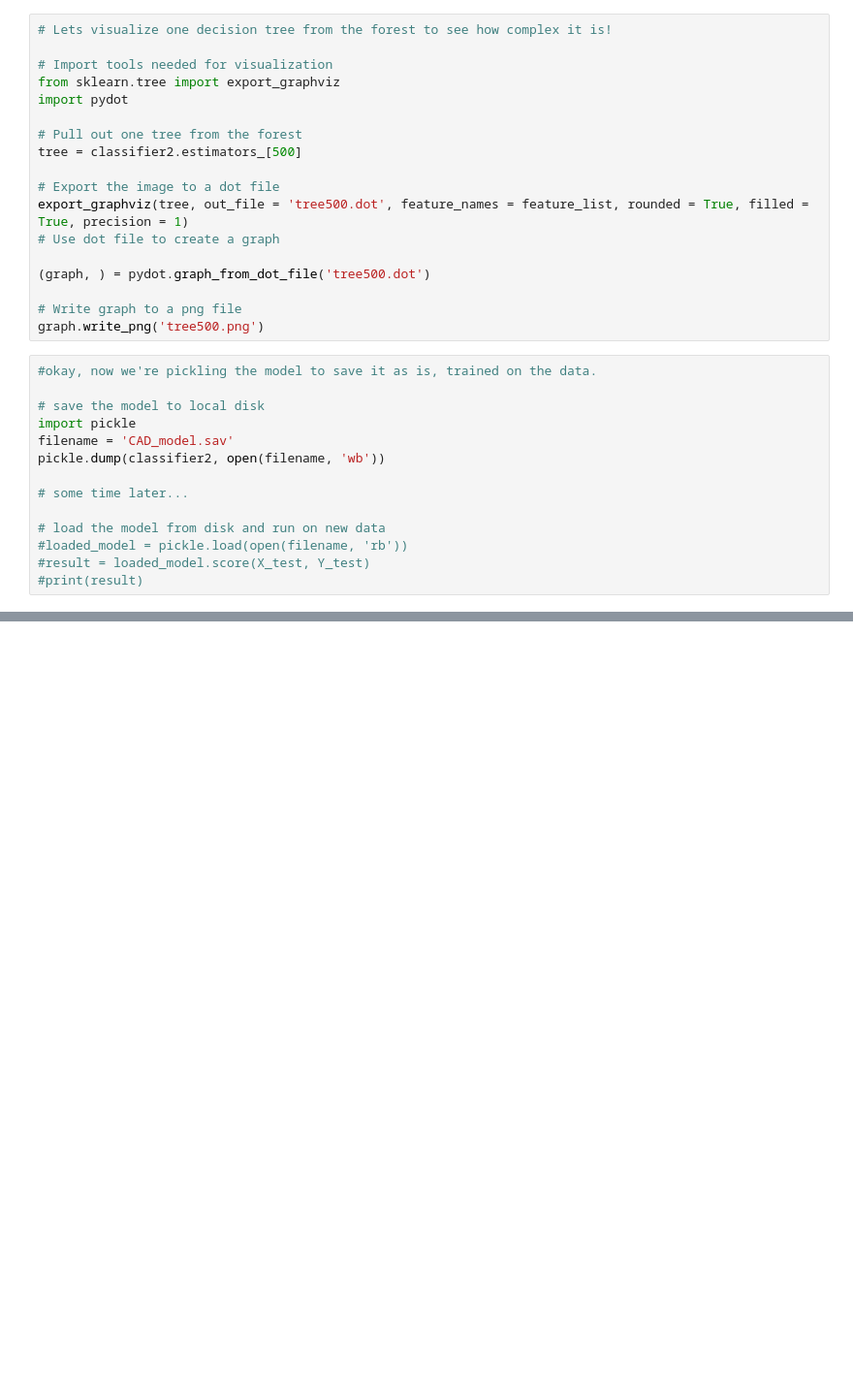
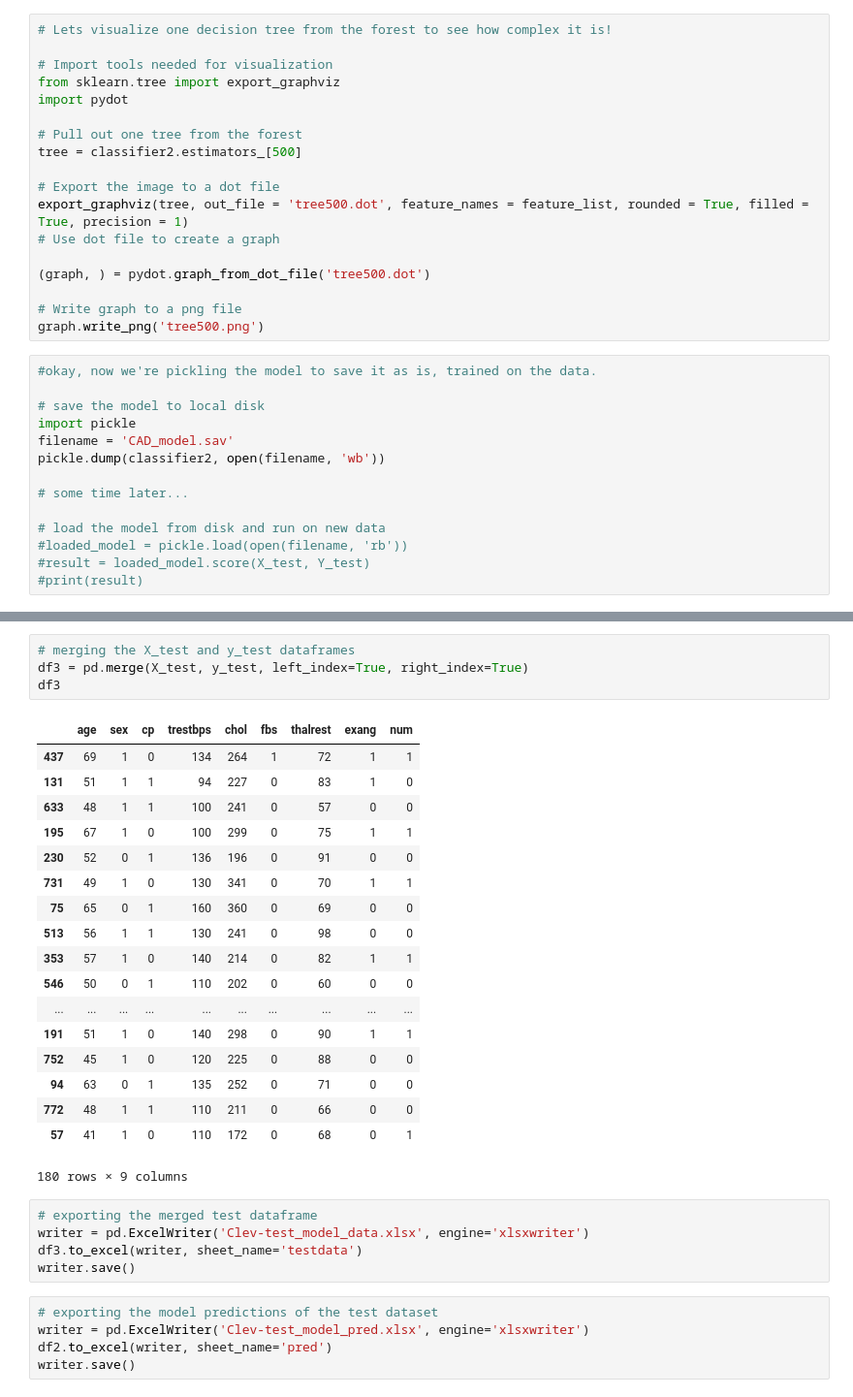
Before and after one commit to Ophelia82/Heart-Disease-Predictive-Model, a Jupyter notebook: CAD Random Forest Model.ipynb, the cells around one changed output, grey strips where cells are left out. Shown: that part at 97% size. Saved outputs shown, nothing was run; the diff lists cells and outputs as text; blank space fills up the shorter version.

```diff
--- a/CAD Random Forest Model.ipynb
+++ b/CAD Random Forest Model.ipynb
@@ -229,0 +263,33 @@ pickle.dump(classifier2, open(filename, 'wb'))
+# %%
+# merging the X_test and y_test dataframes
+df3 = pd.merge(X_test, y_test, left_index=True, right_index=True)
+df3
+# %% [output]
+|  | age | sex | cp | trestbps | chol | fbs | thalrest | exang | num |
+| 437 | 69 | 1 | 0 | 134 | 264 | 1 | 72 | 1 | 1 |
+| 131 | 51 | 1 | 1 | 94 | 227 | 0 | 83 | 1 | 0 |
+| 633 | 48 | 1 | 1 | 100 | 241 | 0 | 57 | 0 | 0 |
+| 195 | 67 | 1 | 0 | 100 | 299 | 0 | 75 | 1 | 1 |
+| 230 | 52 | 0 | 1 | 136 | 196 | 0 | 91 | 0 | 0 |
+| 731 | 49 | 1 | 0 | 130 | 341 | 0 | 70 | 1 | 1 |
+| 75 | 65 | 0 | 1 | 160 | 360 | 0 | 69 | 0 | 0 |
+| 513 | 56 | 1 | 1 | 130 | 241 | 0 | 98 | 0 | 0 |
+| 353 | 57 | 1 | 0 | 140 | 214 | 0 | 82 | 1 | 1 |
+| 546 | 50 | 0 | 1 | 110 | 202 | 0 | 60 | 0 | 0 |
+| ... | ... | ... | ... | ... | ... | ... | ... | ... | ... |
+| 191 | 51 | 1 | 0 | 140 | 298 | 0 | 90 | 1 | 1 |
+| 752 | 45 | 1 | 0 | 120 | 225 | 0 | 88 | 0 | 0 |
+| 94 | 63 | 0 | 1 | 135 | 252 | 0 | 71 | 0 | 0 |
+| 772 | 48 | 1 | 1 | 110 | 211 | 0 | 66 | 0 | 0 |
+| 57 | 41 | 1 | 0 | 110 | 172 | 0 | 68 | 0 | 1 |
+180 rows × 9 columns
+# %%
+# exporting the merged test dataframe
+writer = pd.ExcelWriter('Clev-test_model_data.xlsx', engine='xlsxwriter')
+df3.to_excel(writer, sheet_name='testdata')
+writer.save()
+# %%
+# exporting the model predictions of the test dataset
+writer = pd.ExcelWriter('Clev-test_model_pred.xlsx', engine='xlsxwriter')
+df2.to_excel(writer, sheet_name='pred')
+writer.save()
```
Also changed, not shown: parts of 12 cells of this notebook, 4 other files.
